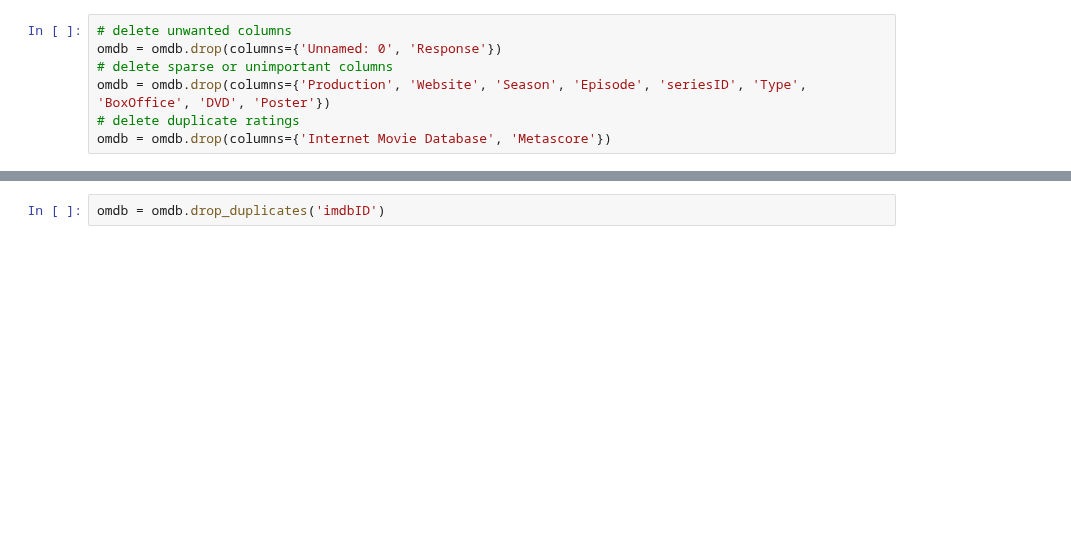
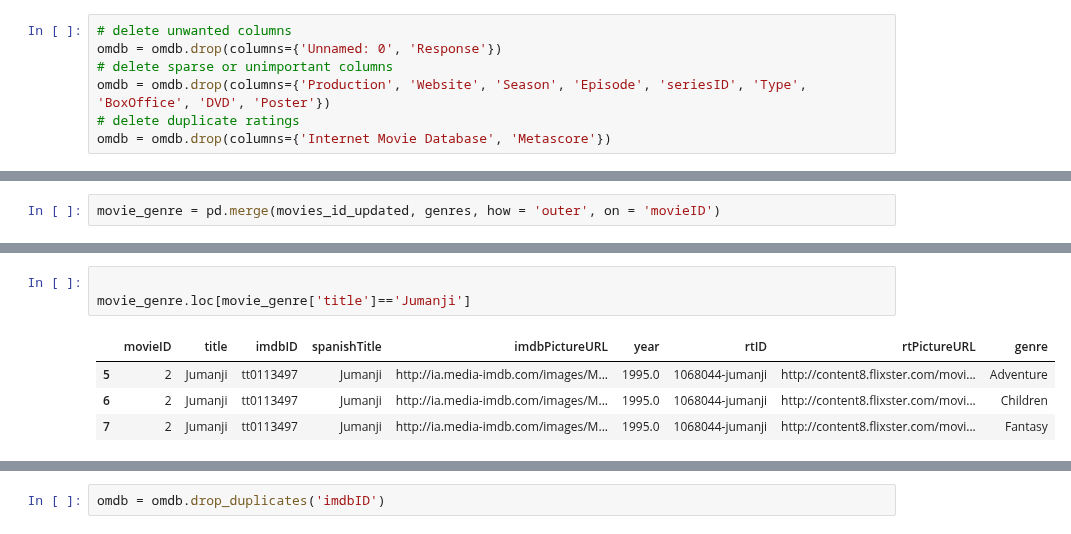
Before and after one commit to yuayixio/MovieRatingPredictor, a Jupyter notebook: notebooks/Cleaning+Preprocessing/Omdb_data_cleaning.ipynb, the cells around one changed output, grey strips where cells are left out. Drawn from its saved outputs; the diff is of its cells as text; blank space fills up the shorter version.

```diff
--- a/notebooks/Cleaning+Preprocessing/Omdb_data_cleaning.ipynb
+++ b/notebooks/Cleaning+Preprocessing/Omdb_data_cleaning.ipynb
@@ -23,0 +71,2 @@ omdb.head(1)
+# %%
+movie_genre = pd.merge(movies_id_updated, genres, how = 'outer', on = 'movieID')
@@ -23,0 +89,8 @@ omdb.head(1)
+# %%
+
+movie_genre.loc[movie_genre['title']=='Jumanji']
+# %% [output]
+|  | movieID | title | imdbID | spanishTitle | imdbPictureURL | year | rtID | rtPictureURL | genre |
+| 5 | 2 | Jumanji | tt0113497 | Jumanji | http://ia.media-imdb.com/images/M... | 1995.0 | 1068044-jumanji | http://content8.flixster.com/movi... | Adventure |
+| 6 | 2 | Jumanji | tt0113497 | Jumanji | http://ia.media-imdb.com/images/M... | 1995.0 | 1068044-jumanji | http://content8.flixster.com/movi... | Children |
+| 7 | 2 | Jumanji | tt0113497 | Jumanji | http://ia.media-imdb.com/images/M... | 1995.0 | 1068044-jumanji | http://content8.flixster.com/movi... | Fantasy |
```
Also changed, not shown: parts of 13 cells of this notebook, 6 other files.
